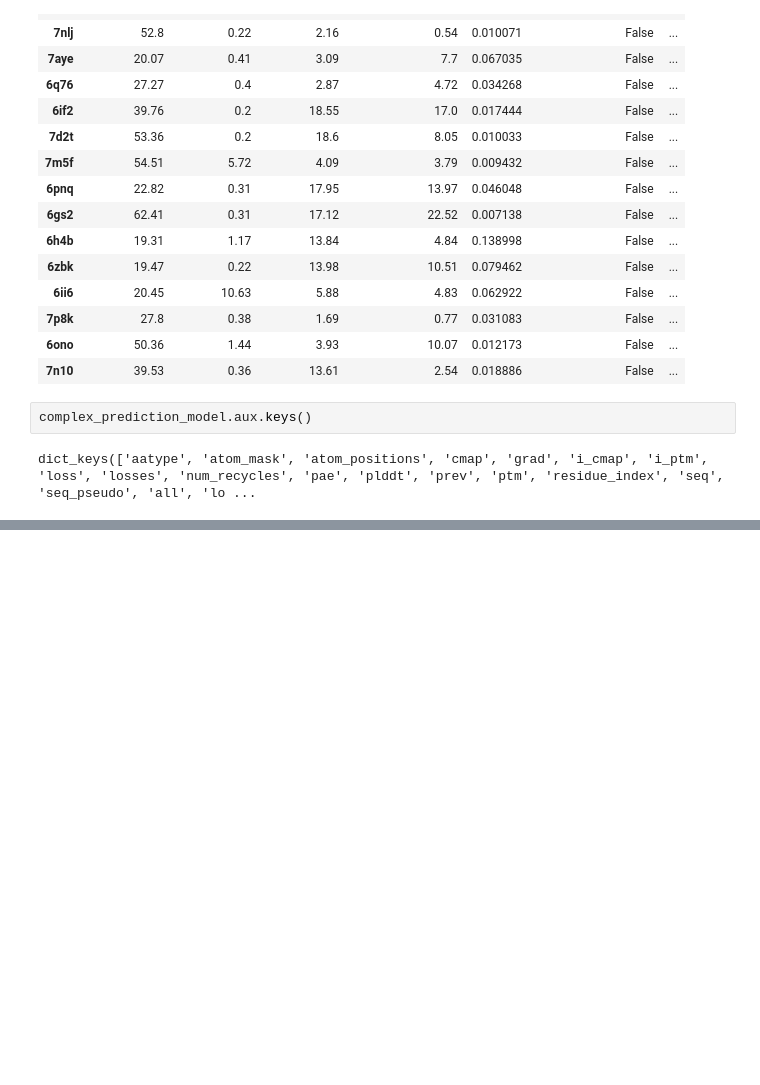
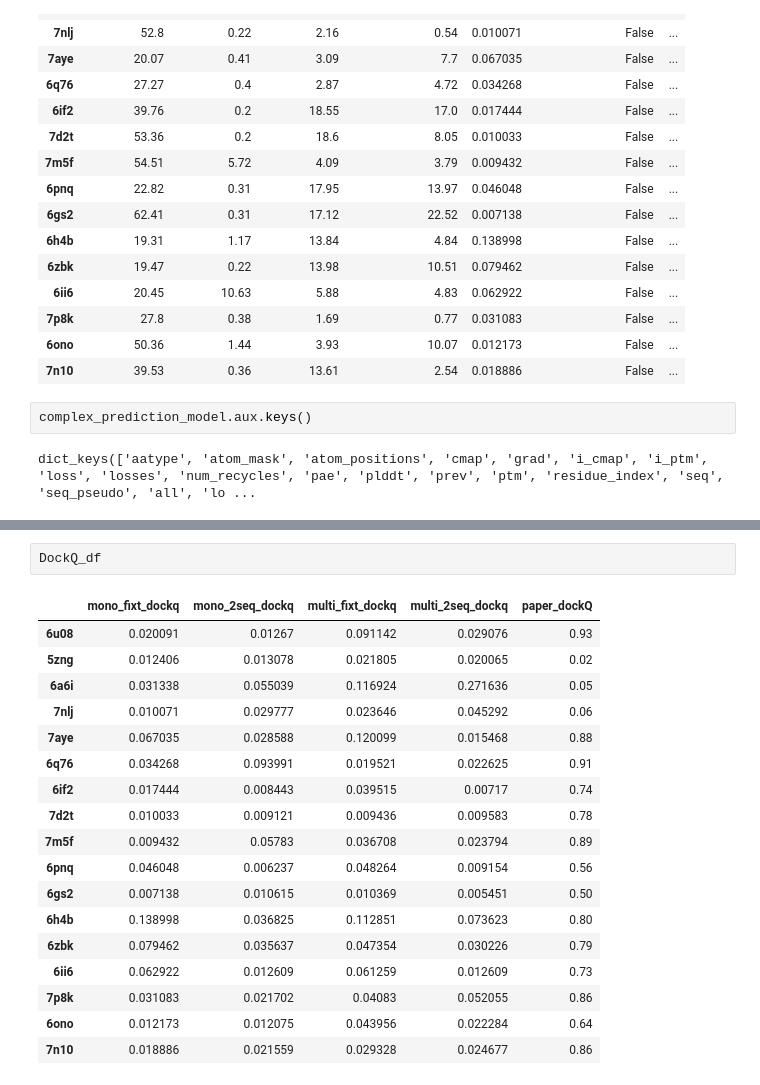
Before and after one commit to Tiffany-Xie/NXBindCraft, a Jupyter notebook: notebooks/complexRefold.ipynb, the cells around one changed output, grey strips where cells are left out. Cells and saved outputs as stored; diff of their text form; blank space fills up the shorter version.

```diff
--- a/notebooks/complexRefold.ipynb
+++ b/notebooks/complexRefold.ipynb
@@ -571,0 +563,21 @@ Mon Mar 17 10:19:42 2025
+# %%
+DockQ_df
+# %% [output]
+|  | mono_fixt_dockq | mono_2seq_dockq | multi_fixt_dockq | multi_2seq_dockq | paper_dockQ |
+| 6u08 | 0.020091 | 0.01267 | 0.091142 | 0.029076 | 0.93 |
+| 5zng | 0.012406 | 0.013078 | 0.021805 | 0.020065 | 0.02 |
+| 6a6i | 0.031338 | 0.055039 | 0.116924 | 0.271636 | 0.05 |
+| 7nlj | 0.010071 | 0.029777 | 0.023646 | 0.045292 | 0.06 |
+| 7aye | 0.067035 | 0.028588 | 0.120099 | 0.015468 | 0.88 |
+| 6q76 | 0.034268 | 0.093991 | 0.019521 | 0.022625 | 0.91 |
+| 6if2 | 0.017444 | 0.008443 | 0.039515 | 0.00717 | 0.74 |
+| 7d2t | 0.010033 | 0.009121 | 0.009436 | 0.009583 | 0.78 |
+| 7m5f | 0.009432 | 0.05783 | 0.036708 | 0.023794 | 0.89 |
+| 6pnq | 0.046048 | 0.006237 | 0.048264 | 0.009154 | 0.56 |
+| 6gs2 | 0.007138 | 0.010615 | 0.010369 | 0.005451 | 0.50 |
+| 6h4b | 0.138998 | 0.036825 | 0.112851 | 0.073623 | 0.80 |
+| 6zbk | 0.079462 | 0.035637 | 0.047354 | 0.030226 | 0.79 |
+| 6ii6 | 0.062922 | 0.012609 | 0.061259 | 0.012609 | 0.73 |
+| 7p8k | 0.031083 | 0.021702 | 0.04083 | 0.052055 | 0.86 |
+| 6ono | 0.012173 | 0.012075 | 0.043956 | 0.022284 | 0.64 |
+| 7n10 | 0.018886 | 0.021559 | 0.029328 | 0.024677 | 0.86 |
```
Also changed, not shown: parts of 8 cells of this notebook.
